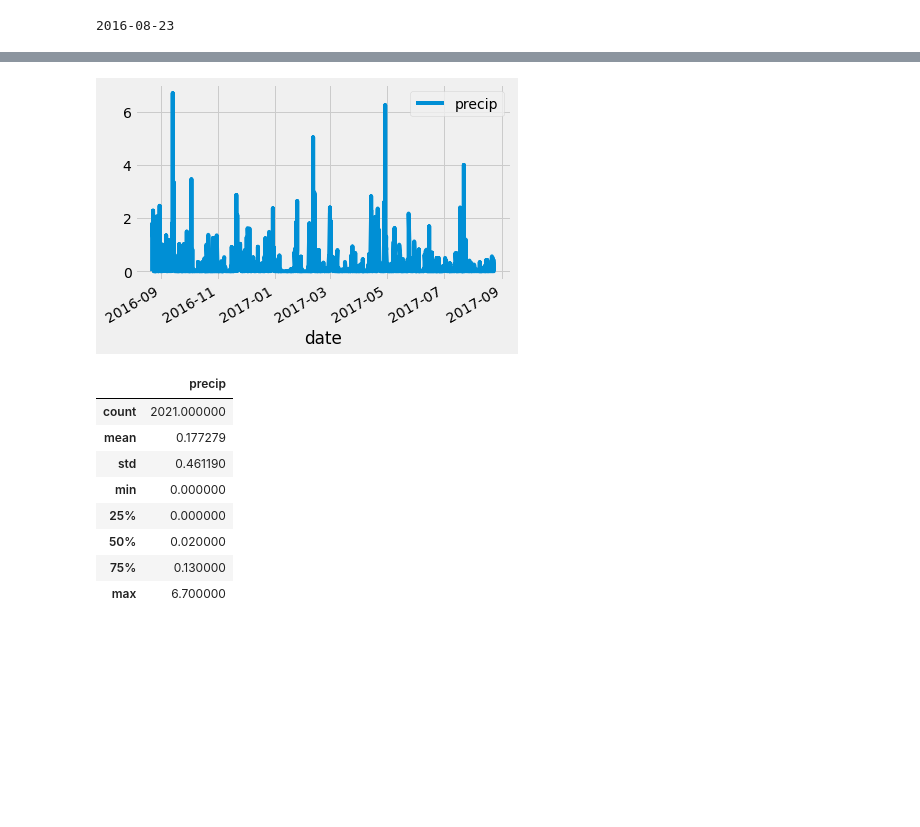
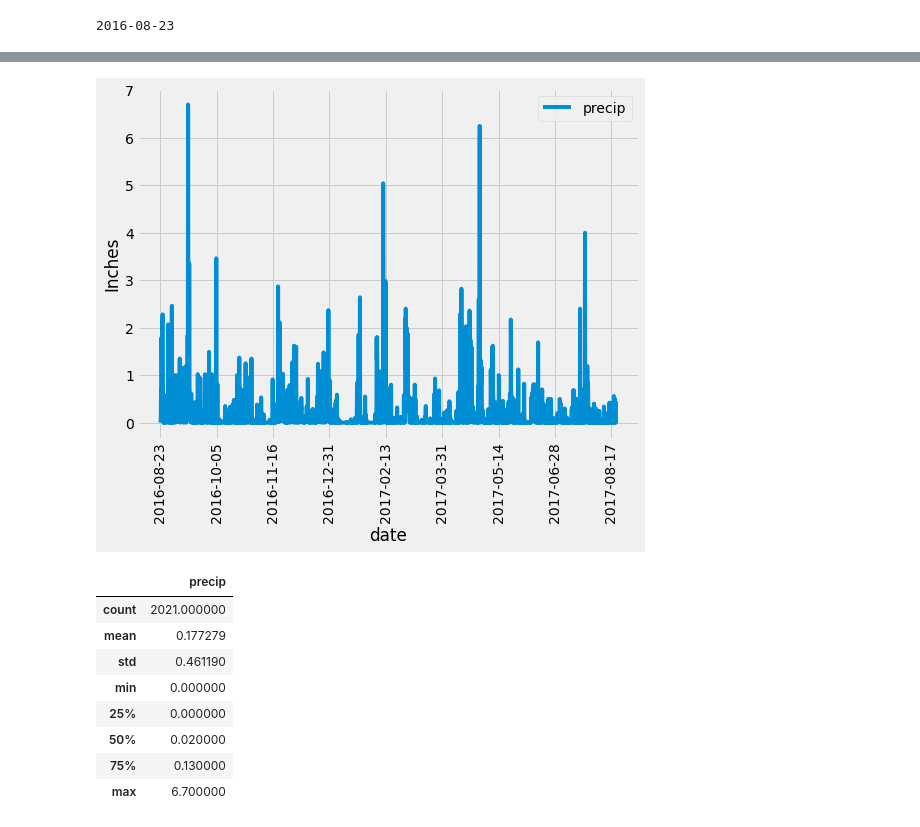
Before and after one commit to jananeesaranraj/sqlalchemy-challenge, a Jupyter notebook: SurfsUp/Climate.ipynb, the cells around one changed output, grey strips where cells are left out. Drawn from its saved outputs; the diff is of its cells as text; code cells hidden in the pictures; blank space fills up the shorter version.

```diff
--- a/SurfsUp/Climate.ipynb
+++ b/SurfsUp/Climate.ipynb
@@ -109,9 +101,3 @@ prcp_df.head(15)
 # %%
 # Sort the dataframe by date
 prcp_df = prcp_df.sort_values('date')
-# %%
-# plt.style.use('fivethirtyeight')
-prcp_df.plot(kind='line')
-plt.show()
-# %% [output]
-[figure, removed]
@@ -127,3 +104,9 @@ plt.show()
+# %%
+prcp_df.plot(rot=90,figsize=(8,6))
+plt.ylabel("Inches")
+plt.show()
+# %% [output]
+[figure, added]
 # %%
 # Use Pandas to calcualte the summary statistics for the precipitation data
 prcp_summary=prcp_df.describe()
```
Also changed, not shown: parts of 4 cells of this notebook.
